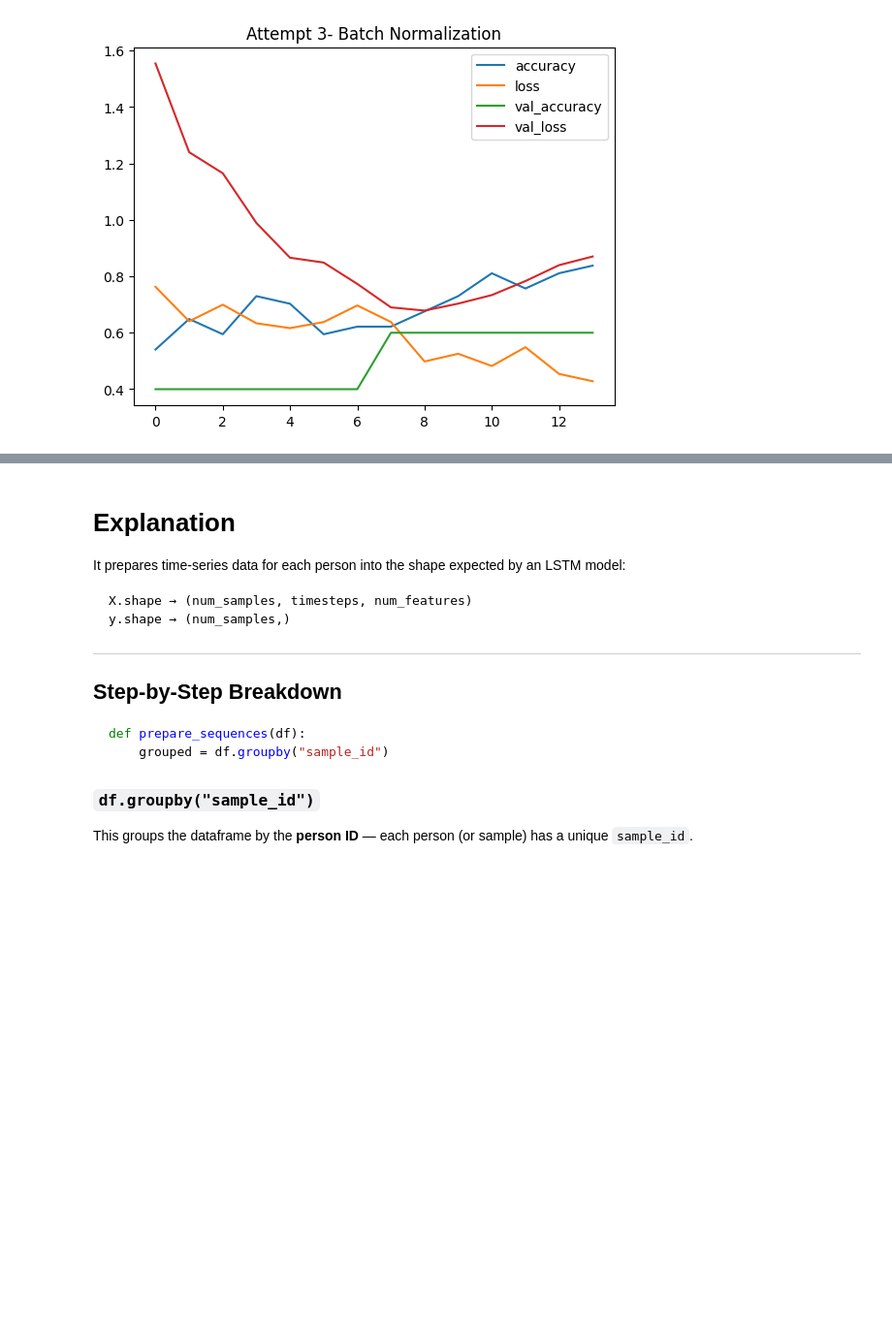
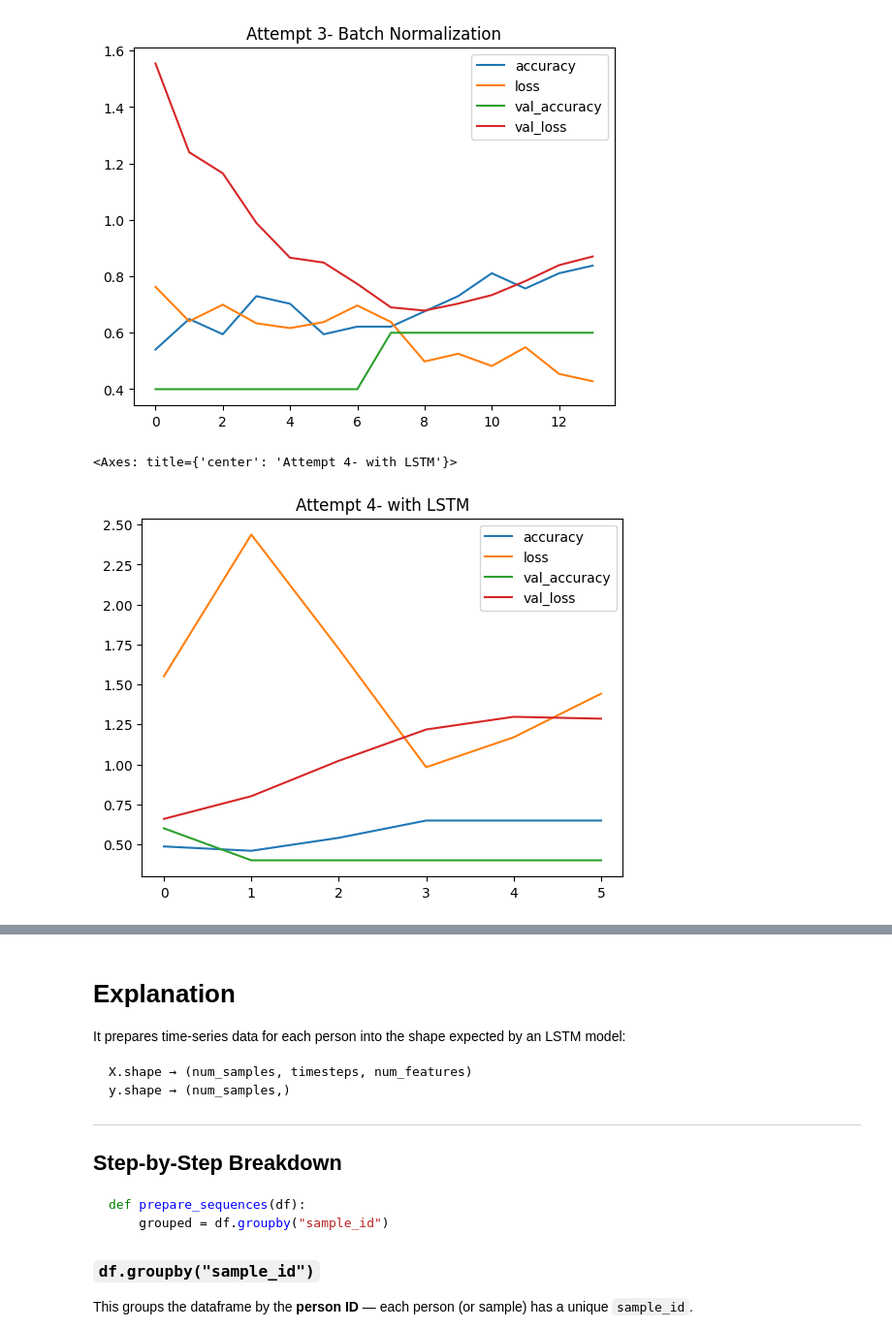
Before and after one commit to Prashanna-Raj-Pandit/NN-Time-series, a Jupyter notebook: gait_classification.ipynb, the cells around one changed output, grey strips where cells are left out. Shown: that part at 97% size. Drawn from its saved outputs; the diff is of its cells as text; code cells hidden in the pictures; blank space fills up the shorter version.

```diff
--- a/gait_classification.ipynb
+++ b/gait_classification.ipynb
@@ -7,6 +7,7 @@
 # %% [markdown]
 # Processing IGAIT data
 # %%
+from re import sub
 import numpy as np
 import pandas as pd
 from sklearn.model_selection import train_test_split
@@ -14,12 +15,15 @@ from sklearn.model_selection import train_test_split
 # Load datasets
 side_df  = pd.read_csv("side_dataset_time_series.csv")
 front_df = pd.read_csv("front_dataset_time_series.csv")
-
+uni_df = pd.read_csv("univariate_data.csv")
 # Encode categorical directions
 side_map  = {'left':0, 'right':1, 'stationary':2}
 front_map = {'towards':0, 'backwards':1}
 side_df['DirCode']  = side_df['Direction'].map(side_map)
 front_df['DirCode'] = front_df['Direction'].map(front_map)
+
+# print(side_df.head())
+
 
 # Get sorted list of subjects
 subjects = sorted(side_df['subject'].unique())
@@ -31,10 +35,14 @@ front_data = np.zeros((n, 249, 4))
 for i, subj in enumerate(subjects):
     sub_side  = side_df[side_df['subject']==subj].sort_values('frame')
     sub_front = front_df[front_df['subject']==subj].sort_values('frame')
+    # print(sub_side[['DirCode']].to_numpy()[:10])
+    # print(sub_side[num_cols_side].to_numpy()[:10])
     # Side view: 8 numeric columns + DirCode
     num_cols_side = ['RightHipAngle','LeftHipAngle','RightKneeAngle','LeftKneeAngle',
                      'Right Ankle Angle','Left Ankle Angle','Right Dorsi Plantar Angle','Left Dorsi Plantar Angle']
     side_feat = np.hstack([sub_side[['DirCode']].to_numpy(), sub_side[num_cols_side].to_numpy()])
+    # print(side_feat[0])
+    # print(side_feat.shape)
     # Pad/truncate to 300 frames
     L = side_feat.shape[0]
     if L >= 300:
@@ -53,15 +61,18 @@ for i, subj in enumerate(subjects):
 # Create univariate features: e.g. mean step width, mean right hip, mean left hip
 uni_features = []
 for subj in subjects:
-    mean_step = front_df[front_df['subject']==subj]['Step_Width'].mean()
-    mean_rhip = side_df[side_df['subject']==subj]['RightHipAngle'].mean()
-    mean_lhip = side_df[side_df['subject']==subj]['LeftHipAngle'].mean()
-    uni_features.append([mean_step, mean_rhip, mean_lhip])
-uni_features = np.array(uni_features)  # shape (53,3)
+    cadence = uni_df[uni_df['Subject']==subj]['Cadence']
+    step_length = uni_df[uni_df['Subject']==subj]['StepLength']
+    stride_lenght = uni_df[uni_df['Subject']==subj]['StrideLength']
+    # print(cadence,step_length,stride_lenght)
+    uni_features.append([cadence, step_length, stride_lenght])
+# uni_features = np.array(uni_features)  # shape (53,3)
 
+# print(uni_features)
+# print(uni_features.shape)
 # Labels per subject (assumed consistent across datasets)
 labels = np.array([int(side_df[side_df['subject']==subj]['label'].iloc[0]) for subj in subjects])
 
 # Split into train/test
 X_side_train, X_side_test, X_front_train, X_front_test, X_uni_train, X_uni_test, y_train, y_test = train_test_split(
-    side_data, front_data, uni_features, labels, test_size=0.2, random_state=42)
+    side_data, front_data, uni_features, labels, test_size=0.2, random_state=42,stratify=labels)
@@ -300,3 +453,8 @@ pd.DataFrame(history.history).plot(title="Attempt 3- Batch Normalization")
 # %% [output]
 <Axes: title={'center': 'Attempt 3- Batch Normalization'}>
 [figure]
+# %%
+pd.DataFrame(history.history).plot(title="Attempt 4- with LSTM")
+# %% [output]
+<Axes: title={'center': 'Attempt 4- with LSTM'}>
+[figure, added]
```
Also changed, not shown: parts of 16 cells of this notebook.
